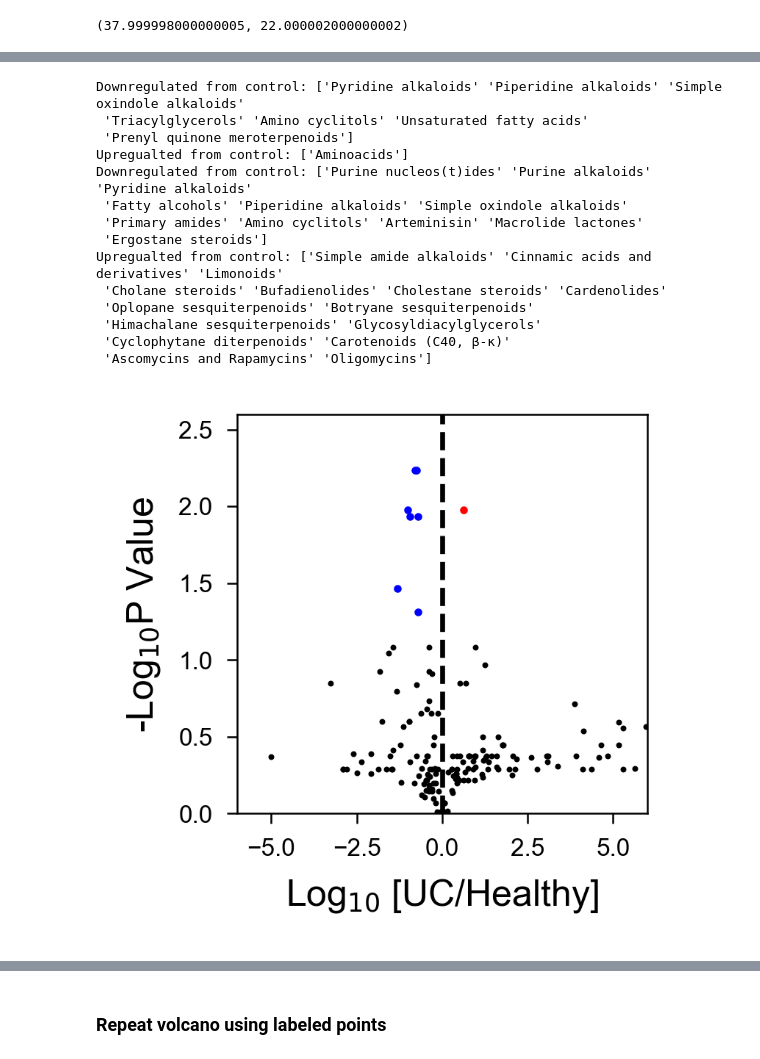
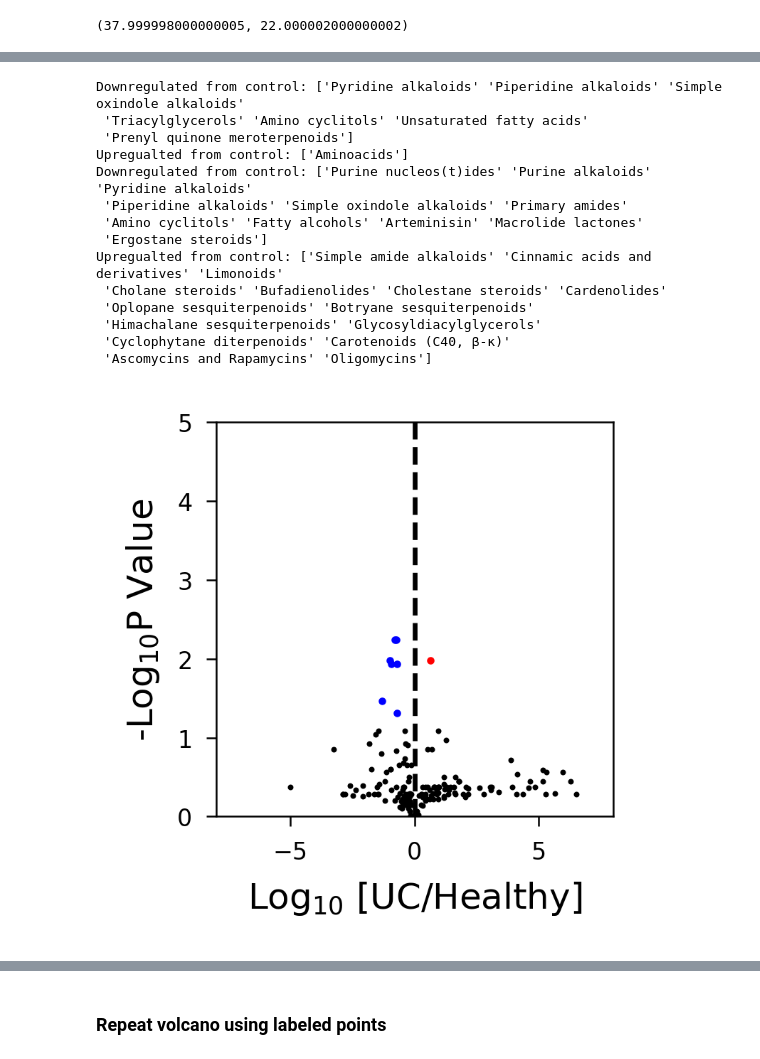
Before and after one commit to samgoldman97/mist, a Jupyter notebook: notebooks/04_mills_analysis.ipynb, the cells around one changed output, grey strips where cells are left out. Cells and saved outputs as stored; diff of their text form; code cells hidden in the pictures.

```diff
--- a/notebooks/04_mills_analysis.ipynb
+++ b/notebooks/04_mills_analysis.ipynb
@@ -178,13 +190,14 @@ for name, cls in name_to_pred_cls_pubchem.items():
     for sc in cls['superclass_results']:
         pred_supcls_to_names_pubchem[sc].append(name)
 
-df = pd.read_csv(inthmdb_smiles_out, sep="\t")
-df = df[df['rank'] == 0].reset_index()
-inchikeys = utils.chunked_parallel(df['smi'].values, utils.inchikey_from_smiles);
-df['inchikey'] = inchikeys
-cls_file = pickle.load(open(inthmdb_smiles_out.parent / "chem_classes.p", "rb"))
-ikey_to_cls.update(cls_file)
-all_pred_dfs.append(df)
+if use_hmdb:
+    df = pd.read_csv(inthmdb_smiles_out, sep="\t")
+    df = df[df['rank'] == 0].reset_index()
+    inchikeys = utils.chunked_parallel(df['smi'].values, utils.inchikey_from_smiles);
+    df['inchikey'] = inchikeys
+    cls_file = pickle.load(open(inthmdb_smiles_out.parent / "chem_classes.p", "rb"))
+    ikey_to_cls.update(cls_file)
+    all_pred_dfs.append(df)
 
 pred_df = pd.concat(all_pred_dfs)
 
@@ -1146,3 +1219,8 @@ sub_names_mills=["mills_285", "mills_28"]
+# %%
+# sub_names_mills=["mills_285", "mills_28"]
+sub_names_mills=["mills_89", "mills_453"]
+sub_names_mills = ['mills_89', 'mills_119', 'mills_111']
+sub_names_mills = ['mills_89', "mills_285"] #, 'mills_247', 'mills_123']
 # %%
 # Read in MGF
 mgf_file = "../data/raw/mills/Mills_mzxml/gnps_fbn_export.mgf"
@@ -1151,7 +1229,7 @@ mills_specs = {f"mills_{i[0]['FEATURE_ID']}": i for i in out_specs}
 # %%
 ## Load in specs
 name_to_spec = {}
-keep_peaks = 10
+keep_peaks = 30
 for j in sub_names_mills:
     spec_dict = defaultdict(lambda : 0)
     spec_meta, spec = mills_specs[j]
@@ -1336,6 +1495,9 @@ volcano_df[volcano_df['key_id'] == "Piperidine alkaloids"]
 # %%
 p_thresh = -np.log10(0.05)
 fc_thresh = 0.2
+
+#p_thresh = -np.log10(0.3)
+#fc_thresh = 0.0005
 p_key = "fdr_bh_log10p"
 # p_key = "bonferroni_log10p"
 d_to_lim={}
@@ -1349,36 +1511,37 @@ for compare in ["UC", "CD"]:
     blue_mask = np.logical_and(compare_fc < -fc_thresh, compare_p > p_thresh)
     print("Downregulated from control:", compare_df["key_id"][blue_mask].values)
     ax.scatter(compare_fc[blue_mask], compare_p[blue_mask], s=1.2, color = "blue")
 
 
     red_mask = np.logical_and(compare_fc > fc_thresh, compare_p > p_thresh)
     print("Upregualted from control:", compare_df["key_id"][red_mask].values)
     ax.scatter(compare_fc[red_mask], compare_p[red_mask], s=1.2, color = "red")
 
     log_10_str = r"Log$_{10}$"
     ax.axvline(x=0, linestyle="--", color="black")
     ax.set_xlabel(fr"{log_10_str} [{compare}/Healthy]")
     ax.set_ylabel(f"-{log_10_str}P Value")
-    ax.set_xlim([-6,6])
-    ax.set_ylim([0, 2.6])
+    d_to_lim[compare] = ax.get_xlim(), ax.get_ylim()
+
+    ax.set_xlim([-8,8])
+    ax.set_ylim([0, 5])
 #     ax.set_title(f"{compare} vs. control")
-    d_to_lim[compare] = ax.get_xlim(), ax.get_ylim()
 #     legend.get_frame().set_facecolor('none')
     fig.savefig(save_dir / f"volcano_class_{compare}.pdf", bbox_inches="tight",
                 transparent=True)
 # %% [output]
 Downregulated from control: ['Pyridine alkaloids' 'Piperidine alkaloids' 'Simple oxindole alkaloids'
  'Triacylglycerols' 'Amino cyclitols' 'Unsaturated fatty acids'
  'Prenyl quinone meroterpenoids']
 Upregualted from control: ['Aminoacids']
 Downregulated from control: ['Purine nucleos(t)ides' 'Purine alkaloids' 'Pyridine alkaloids'
- 'Fatty alcohols' 'Piperidine alkaloids' 'Simple oxindole alkaloids'
- 'Primary amides' 'Amino cyclitols' 'Arteminisin' 'Macrolide lactones'
+ 'Piperidine alkaloids' 'Simple oxindole alkaloids' 'Primary amides'
+ 'Amino cyclitols' 'Fatty alcohols' 'Arteminisin' 'Macrolide lactones'
  'Ergostane steroids']
 Upregualted from control: ['Simple amide alkaloids' 'Cinnamic acids and derivatives' 'Limonoids'
  'Cholane steroids' 'Bufadienolides' 'Cholestane steroids' 'Cardenolides'
  'Oplopane sesquiterpenoids' 'Botryane sesquiterpenoids'
  'Himachalane sesquiterpenoids' 'Glycosyldiacylglycerols'
  'Cyclophytane diterpenoids' 'Carotenoids (C40, β-κ)'
  'Ascomycins and Rapamycins' 'Oligomycins']
-[figure, old version]
+[figure, new version]
```
Also changed, not shown: parts of 62 cells of this notebook, 44 other files.
